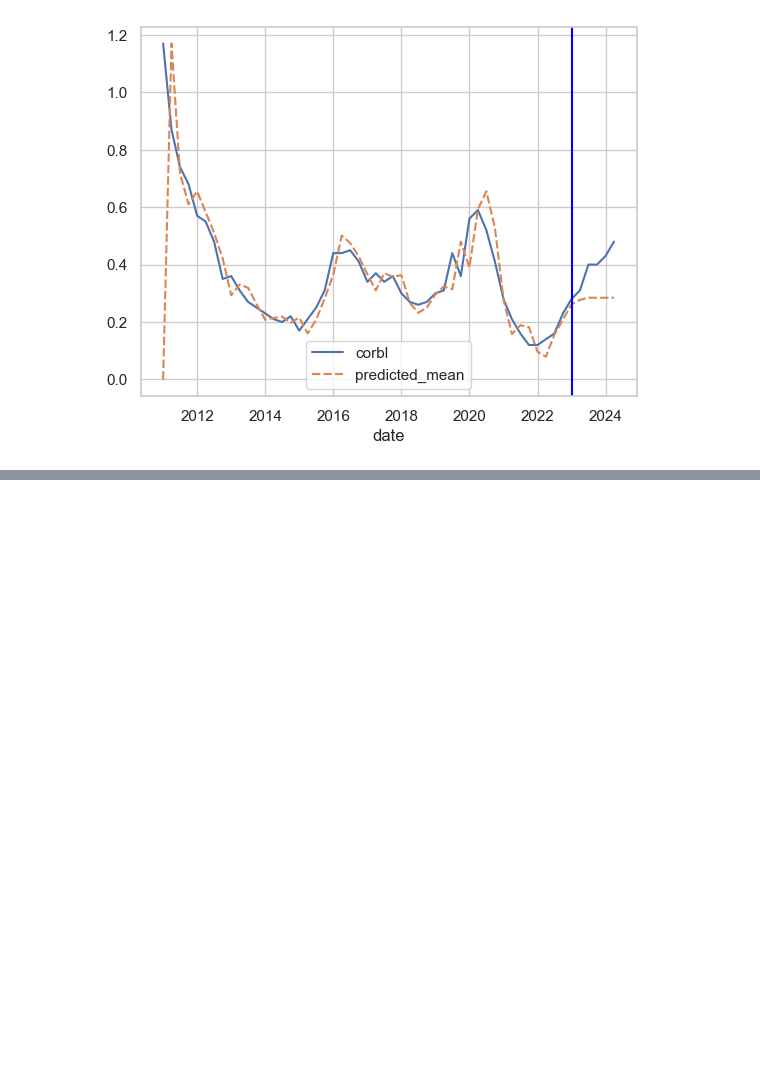
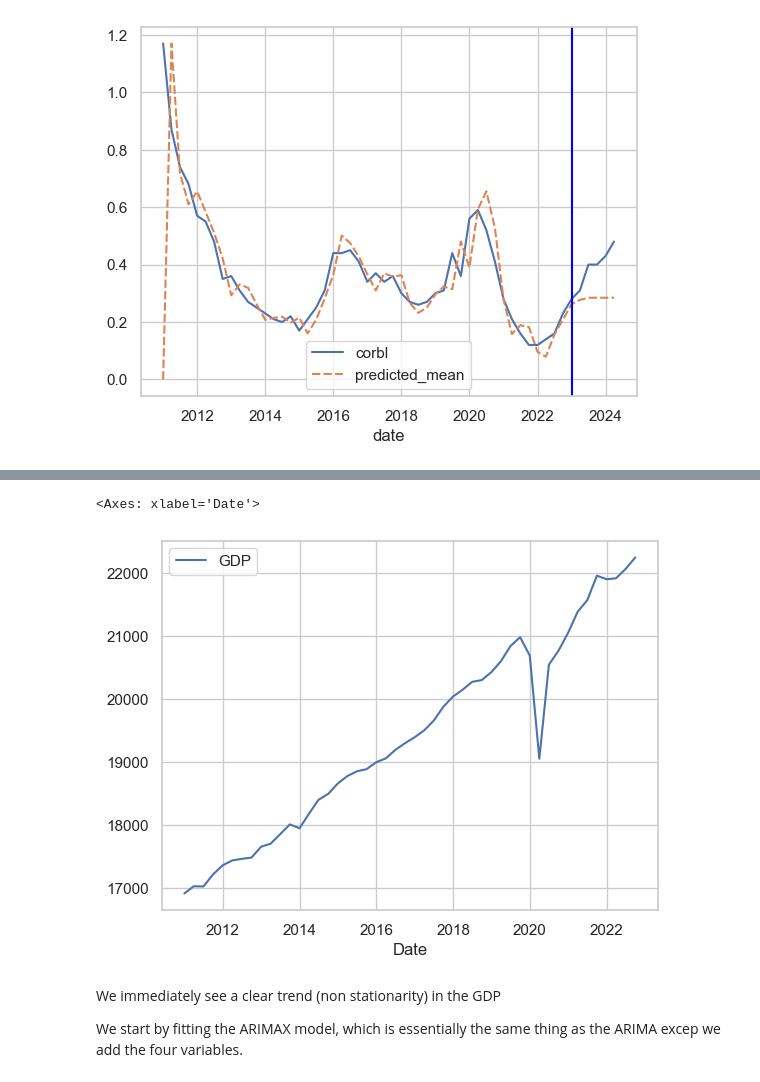
Before and after one commit to faunebl/timeseriescourse, a Jupyter notebook: ex5.ipynb, the cells around one changed output, grey strips where cells are left out. Drawn from its saved outputs; the diff is of its cells as text; code cells hidden in the pictures; blank space fills up the shorter version.

```diff
--- a/ex5.ipynb
+++ b/ex5.ipynb
@@ -148,0 +190,9 @@ We can see that there is a pretty large difference between the two
+# %%
+sns.lineplot(gdp.to_pandas().set_index("Date"))
+# %% [output]
+<Axes: xlabel='Date'>
+[figure, added]
+# %% [markdown]
+We immediately see a clear trend (non stationarity) in the GDP
+
+We start by fitting the ARIMAX model, which is essentially the same thing as the ARIMA excep we add the four variables.
```
Also changed, not shown: parts of 47 cells of this notebook.
